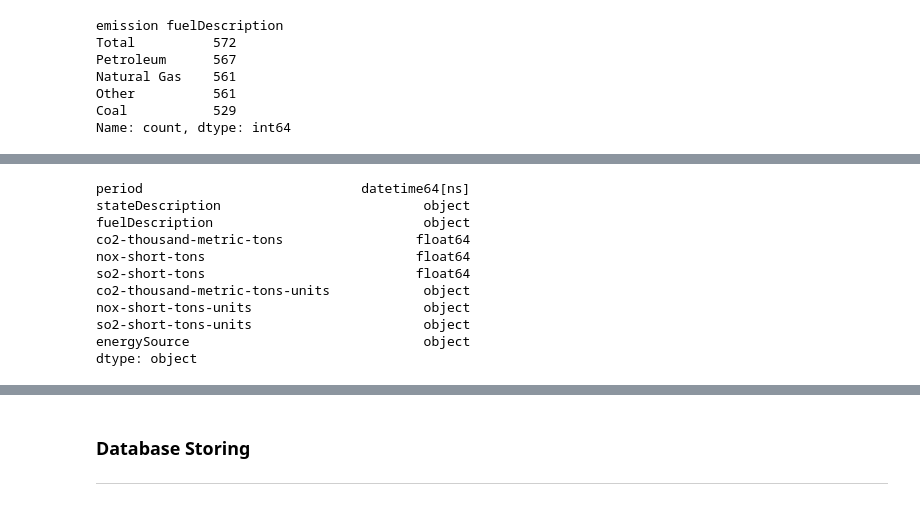
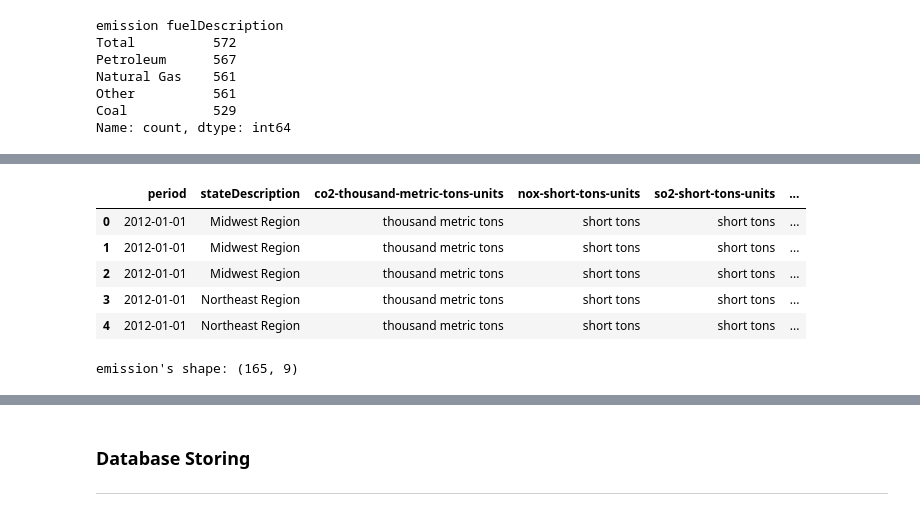
Before and after one commit to 123noob1/gwu-bootcamp-proj-4, a Jupyter notebook: website/jupyter/etl.ipynb, the cells around one changed output, grey strips where cells are left out. Drawn from its saved outputs; the diff is of its cells as text; code cells hidden in the pictures.

```diff
--- a/website/jupyter/etl.ipynb
+++ b/website/jupyter/etl.ipynb
@@ -350,3 +423,15 @@ Natural Gas    561
 Other          561
 Coal           529
 Name: count, dtype: int64
+# %%
+# Remove all rows where stateDescription for epo_cleaned_df is 'United States'
+emission_cleaned_df = emission_cleaned_df[
+    ~emission_cleaned_df['stateDescription'].isin(['United States'])
+]
+# %%
+# Bin the 'stateDescription' using the same region lists defined in the epo section
+emission_cleaned_df = category_bin(emission_cleaned_df, 'stateDescription', west_reg, 'West Region')
+emission_cleaned_df = category_bin(emission_cleaned_df, 'stateDescription', southwest_reg, 'Southwest Region')
+emission_cleaned_df = category_bin(emission_cleaned_df, 'stateDescription', midwest_reg, 'Midwest Region')
+emission_cleaned_df = category_bin(emission_cleaned_df, 'stateDescription', southeast_reg, 'Southeast Region')
+emission_cleaned_df = category_bin(emission_cleaned_df, 'stateDescription', northeast_reg, 'Northeast Region')
@@ -360,6 +456,9 @@ emission_oth_source = ['Other']
 emission_cleaned_df = category_bin(emission_cleaned_df, 'fuelDescription', emission_ff_source, 'fossil fuels', 'energySource')
 emission_cleaned_df = category_bin(emission_cleaned_df, 'fuelDescription', emission_renew_source, 'renewables', 'energySource')
 emission_cleaned_df = category_bin(emission_cleaned_df, 'fuelDescription', emission_oth_source, 'others', 'energySource')
+
+# Drop the 'fuelDescription' as we no longer needing it
+emission_cleaned_df = emission_cleaned_df.drop(['fuelDescription'], axis = 1)
 # %%
 # Check the value_counts() again to make sure binning was done correctly
 emission_cleaned_df['energySource'].value_counts()
@@ -391,15 +485,0 @@ emission_cleaned_df['period'] = pd.to_datetime(emission_cleaned_df['period'], fo
-# %%
-# Check the column types
-emission_cleaned_df.dtypes
-# %% [output]
-period                            datetime64[ns]
-stateDescription                          object
-fuelDescription                           object
-co2-thousand-metric-tons                 float64
-nox-short-tons                           float64
-so2-short-tons                           float64
-co2-thousand-metric-tons-units            object
-nox-short-tons-units                      object
-so2-short-tons-units                      object
-energySource                              object
-dtype: object
@@ -405,0 +489,19 @@ dtype: object
+# %%
+# Using groupby() and sum() functions to merge matching rows based on 'period', 'stateDescription', 'energySource', and
+# 'fuelTypeDescription' then round to the nearest 2. Note to also group the UOM columns as well.
+emission_group_by = [
+    'period', 'stateDescription', 'co2-thousand-metric-tons-units',
+    'nox-short-tons-units', 'so2-short-tons-units', 'energySource'
+]
+
+emission_cleaned_df = emission_cleaned_df.groupby(emission_group_by).agg('sum').round(2).reset_index()
+display(emission_cleaned_df.head())
+print('emission\'s shape:', emission_cleaned_df.shape)
+# %% [output]
+|  | period | stateDescription | co2-thousand-metric-tons-units | nox-short-tons-units | so2-short-tons-units | ... |
+| 0 | 2012-01-01 | Midwest Region | thousand metric tons | short tons | short tons | ... |
+| 1 | 2012-01-01 | Midwest Region | thousand metric tons | short tons | short tons | ... |
+| 2 | 2012-01-01 | Midwest Region | thousand metric tons | short tons | short tons | ... |
+| 3 | 2012-01-01 | Northeast Region | thousand metric tons | short tons | short tons | ... |
+| 4 | 2012-01-01 | Northeast Region | thousand metric tons | short tons | short tons | ... |
+emission's shape: (165, 9)
```
Also changed, not shown: parts of 26 cells of this notebook, 4 other files.
